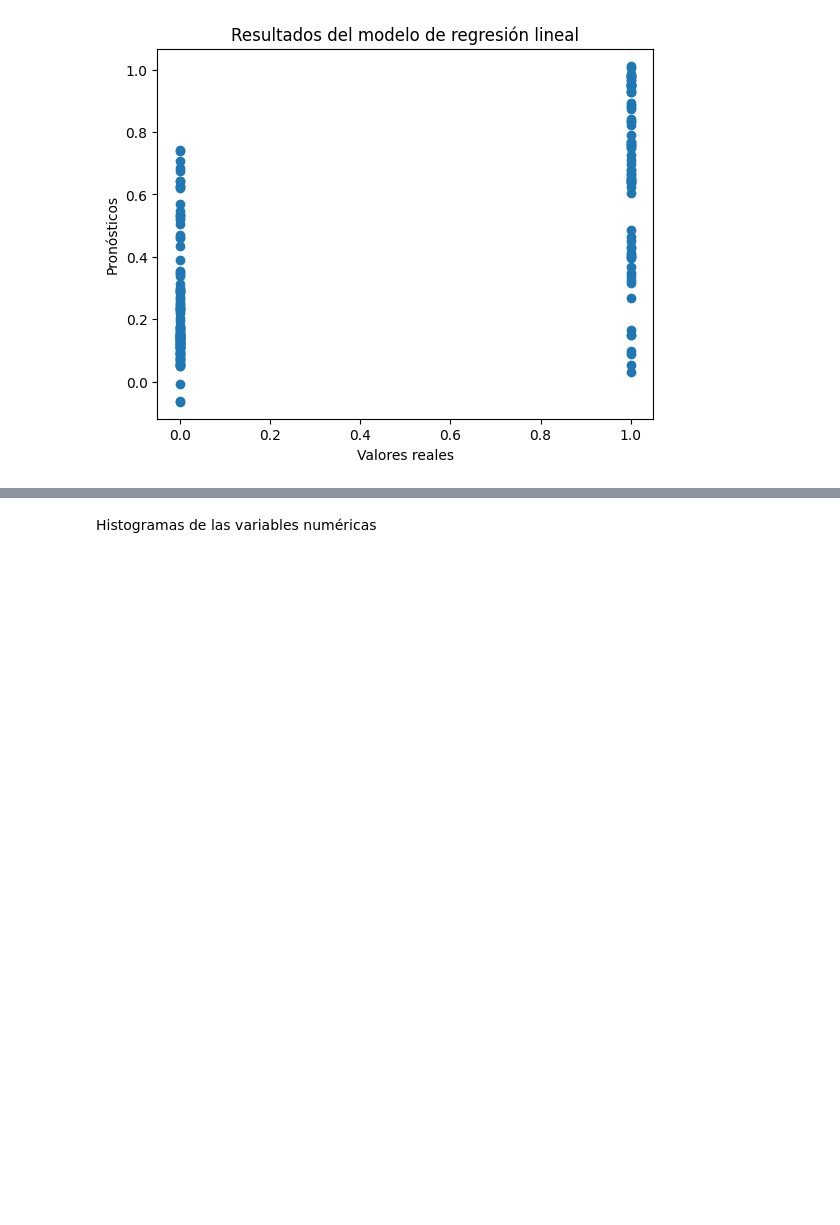
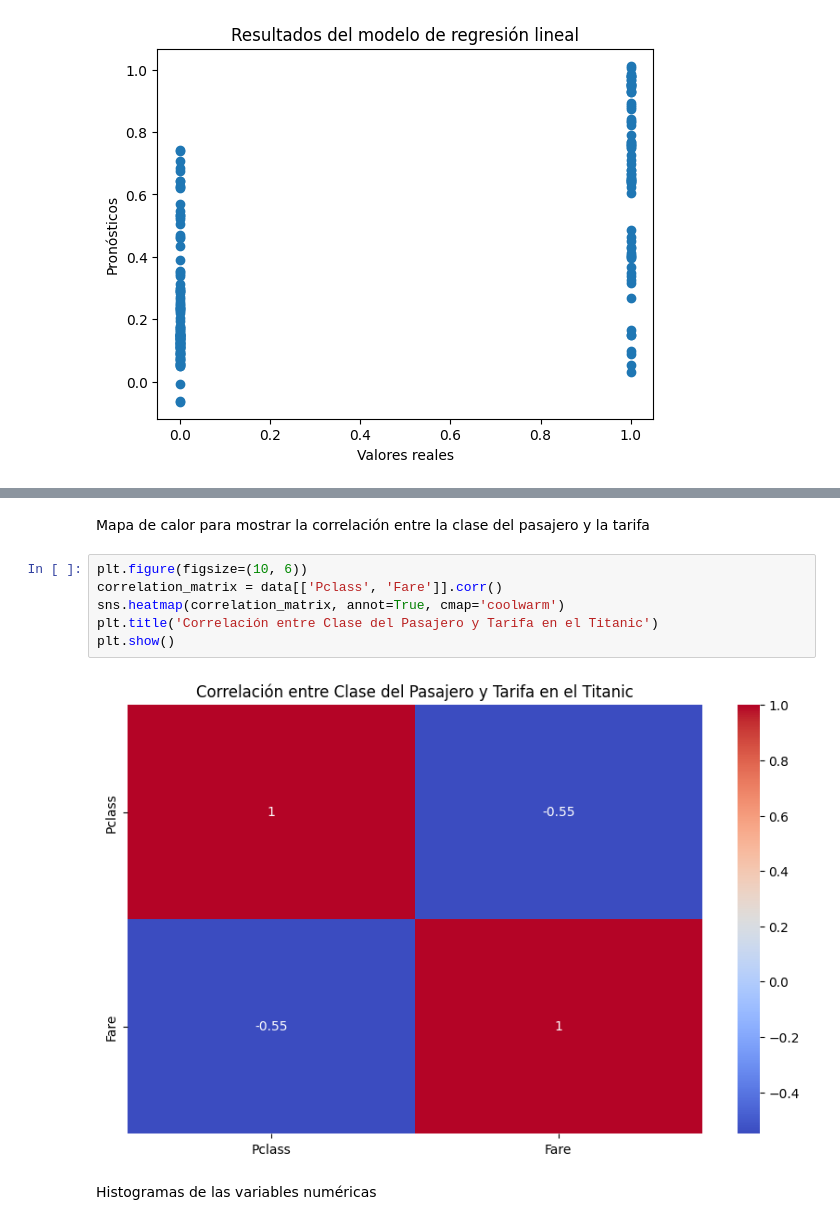
Before and after one commit to richardfox528/DataAnalysisLinearRegression, a Jupyter notebook: Titanic.ipynb, the cells around one changed output, grey strips where cells are left out. Saved outputs shown, nothing was run; the diff lists cells and outputs as text; blank space fills up the shorter version.

```diff
--- a/Titanic.ipynb
+++ b/Titanic.ipynb
@@ -230,2 +241,12 @@ plt.show()
+# %% [markdown]
+Mapa de calor para mostrar la correlación entre la clase del pasajero y la tarifa
+# %%
+plt.figure(figsize=(10, 6))
+correlation_matrix = data[['Pclass', 'Fare']].corr()
+sns.heatmap(correlation_matrix, annot=True, cmap='coolwarm')
+plt.title('Correlación entre Clase del Pasajero y Tarifa en el Titanic')
+plt.show()
+# %% [output]
+[figure, added]
 # %% [markdown]
 Histogramas de las variables numéricas
```
Also changed, not shown: parts of 4 cells of this notebook.
